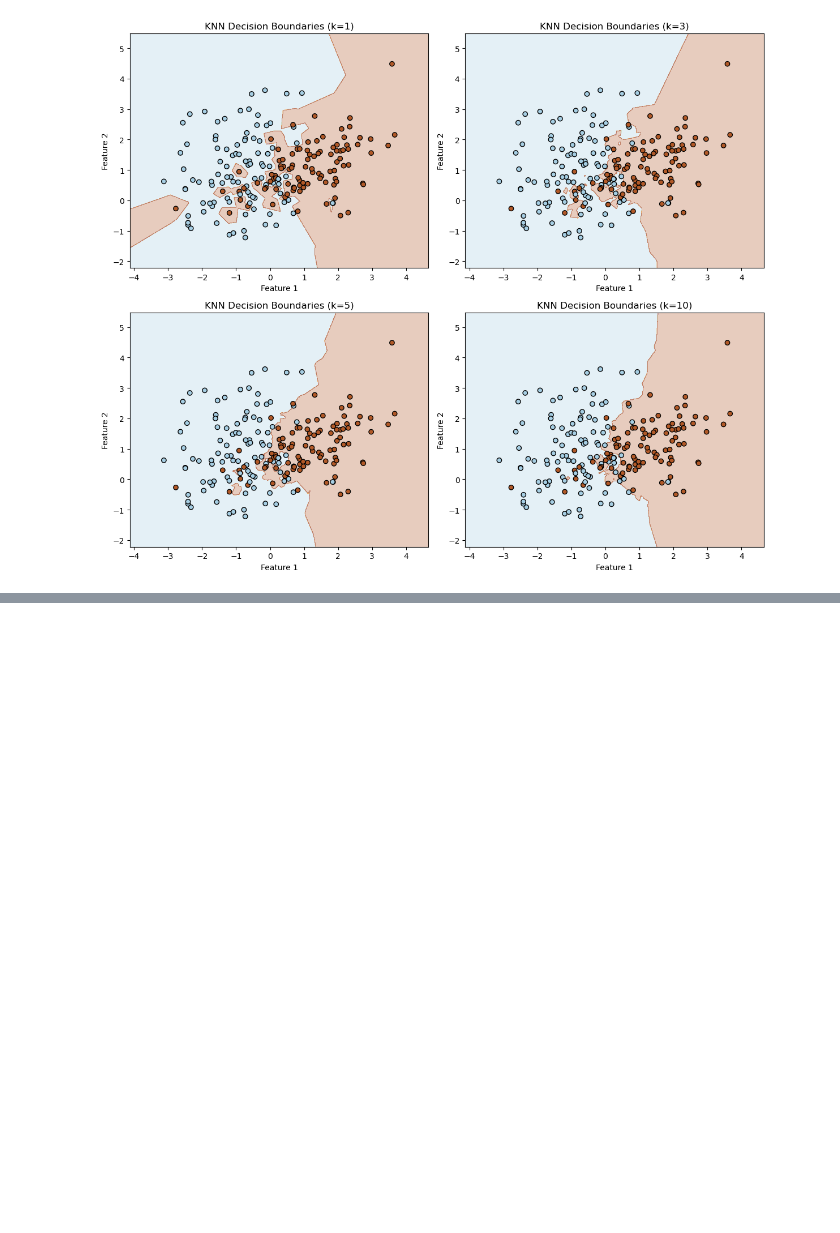
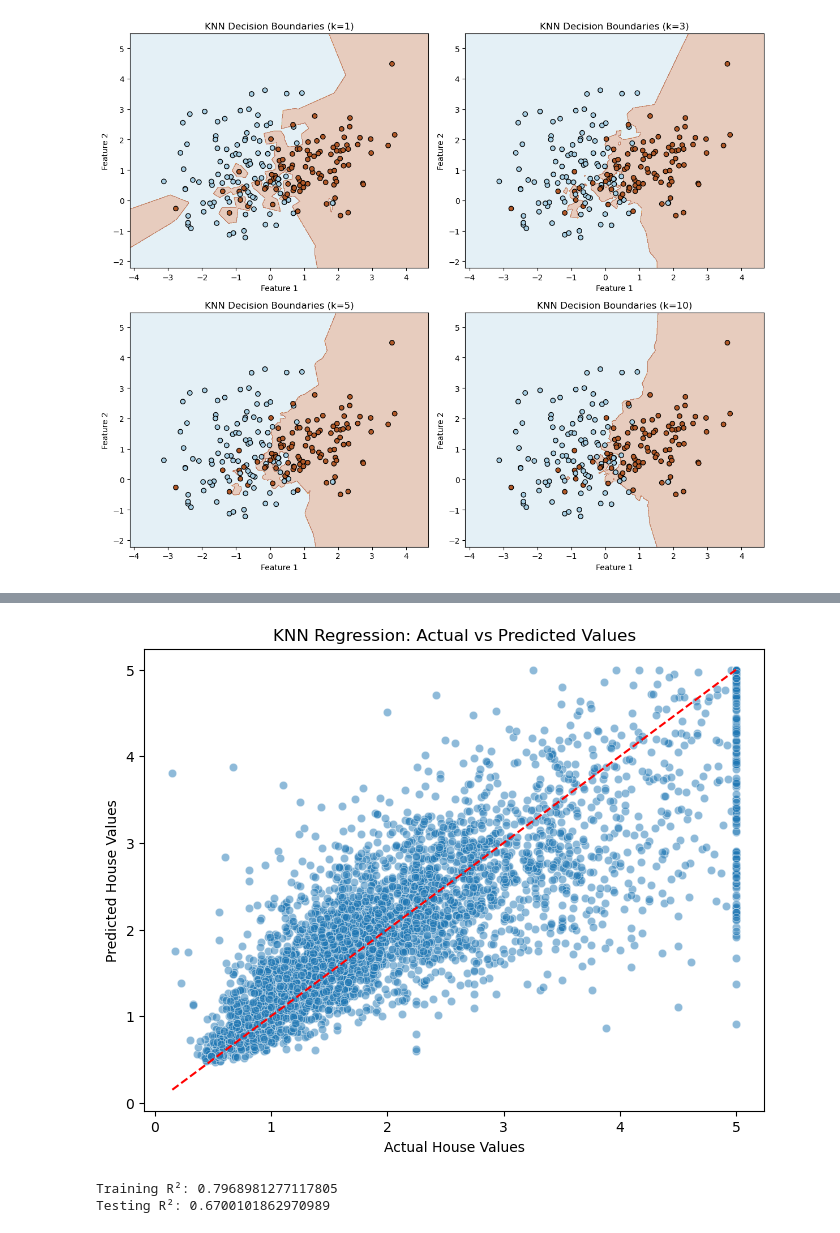
Before and after one commit to Gyrith/Machine-Learning-Models, a Jupyter notebook: Supervised Learning/K-Nearest Neighbors.ipynb, the cells around one changed output, grey strips where cells are left out. Drawn from its saved outputs; the diff is of its cells as text; code cells hidden in the pictures; blank space fills up the shorter version.

```diff
--- a/Supervised Learning/K-Nearest Neighbors.ipynb
+++ b/Supervised Learning/K-Nearest Neighbors.ipynb
@@ -37,0 +165,6 @@ plt.show()
+# %%
+# split data
+X_train, X_test, y_train, y_test = train_test_split(X, y,test_size=0.2,random_state=42)
+print(X_train.shape)
+print(X_test.shape)
+y_train.shape
@@ -37,0 +175,12 @@ plt.show()
+# %%
+# feature scaling
+scaler = StandardScaler()
+
+X_train_scaled = scaler.fit_transform(X_train)
+X_test_scaled = scaler.transform(X_test)
+# %%
+# Initialize the KNN Regression model
+knn_reg = KNeighborsRegressor(n_neighbors=5)
+
+# Train the model
+knn_reg.fit(X_train_scaled, y_train)
@@ -37,0 +189,3 @@ plt.show()
+# %%
+# predictions
+y_pred = knn_reg.predict(X_test_scaled)
@@ -37,0 +229,27 @@ plt.show()
+# %%
+plt.figure(figsize=(8, 6))
+
+sns.scatterplot(x=y_test,y=y_pred,alpha=0.5)
+
+plt.plot([y_test.min(), y_test.max()],[y_test.min(), y_test.max()],color='red',linestyle='--')
+
+plt.xlabel('Actual House Values')
+plt.ylabel('Predicted House Values')
+plt.title('KNN Regression: Actual vs Predicted Values')
+
+plt.show()
+# %% [output]
+[figure, added]
+# %%
+# Predictions on training data
+y_train_pred = knn_reg.predict(X_train_scaled)
+
+# Calculate R-squared scores
+train_r2 = r2_score(y_train, y_train_pred)
+test_r2 = r2_score(y_test, y_pred)
+
+print("Training R²:", train_r2)
+print("Testing R²:", test_r2)
+# %% [output]
+Training R²: 0.7968981277117805
+Testing R²: 0.6700101862970989
```
Also changed, not shown: parts of 43 cells of this notebook.
